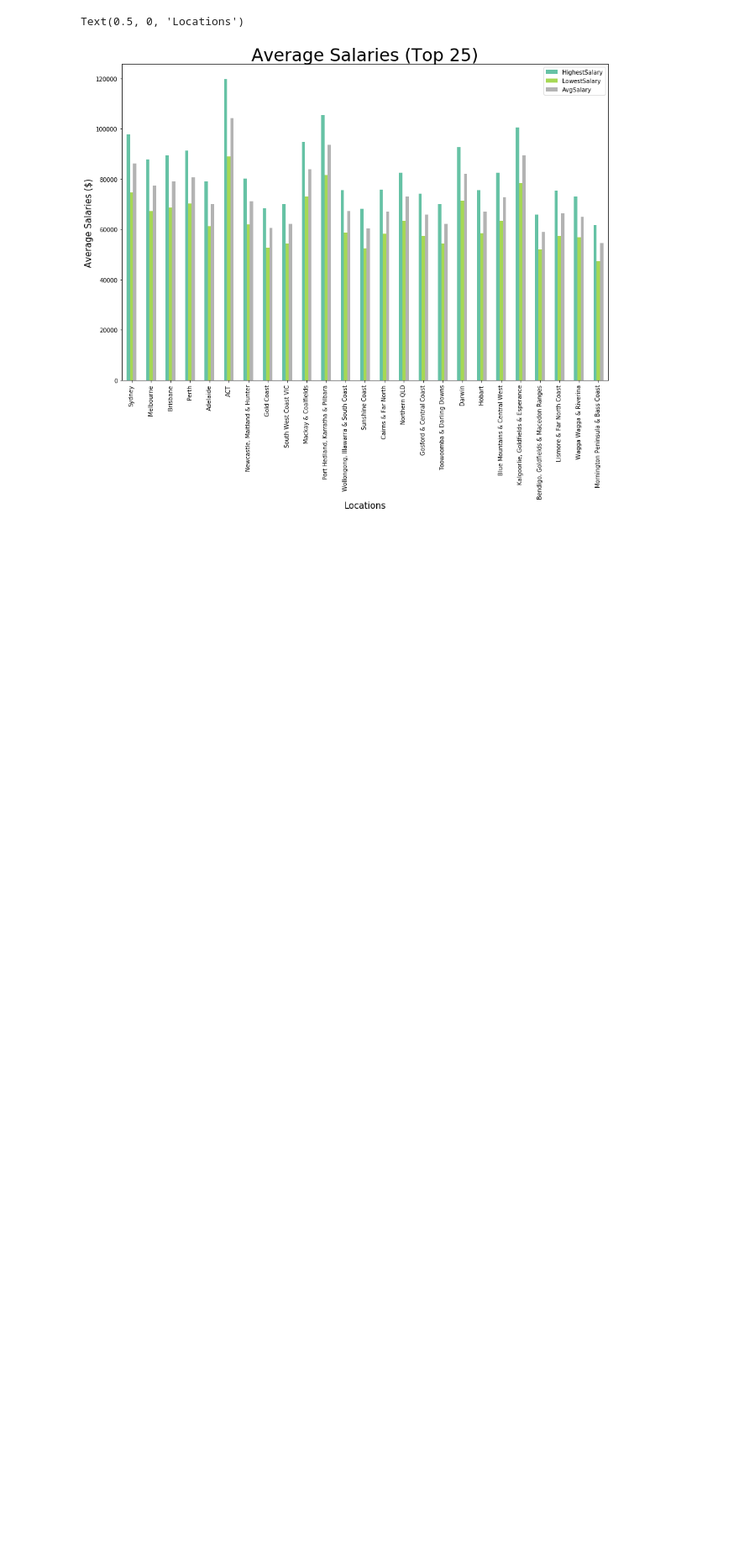
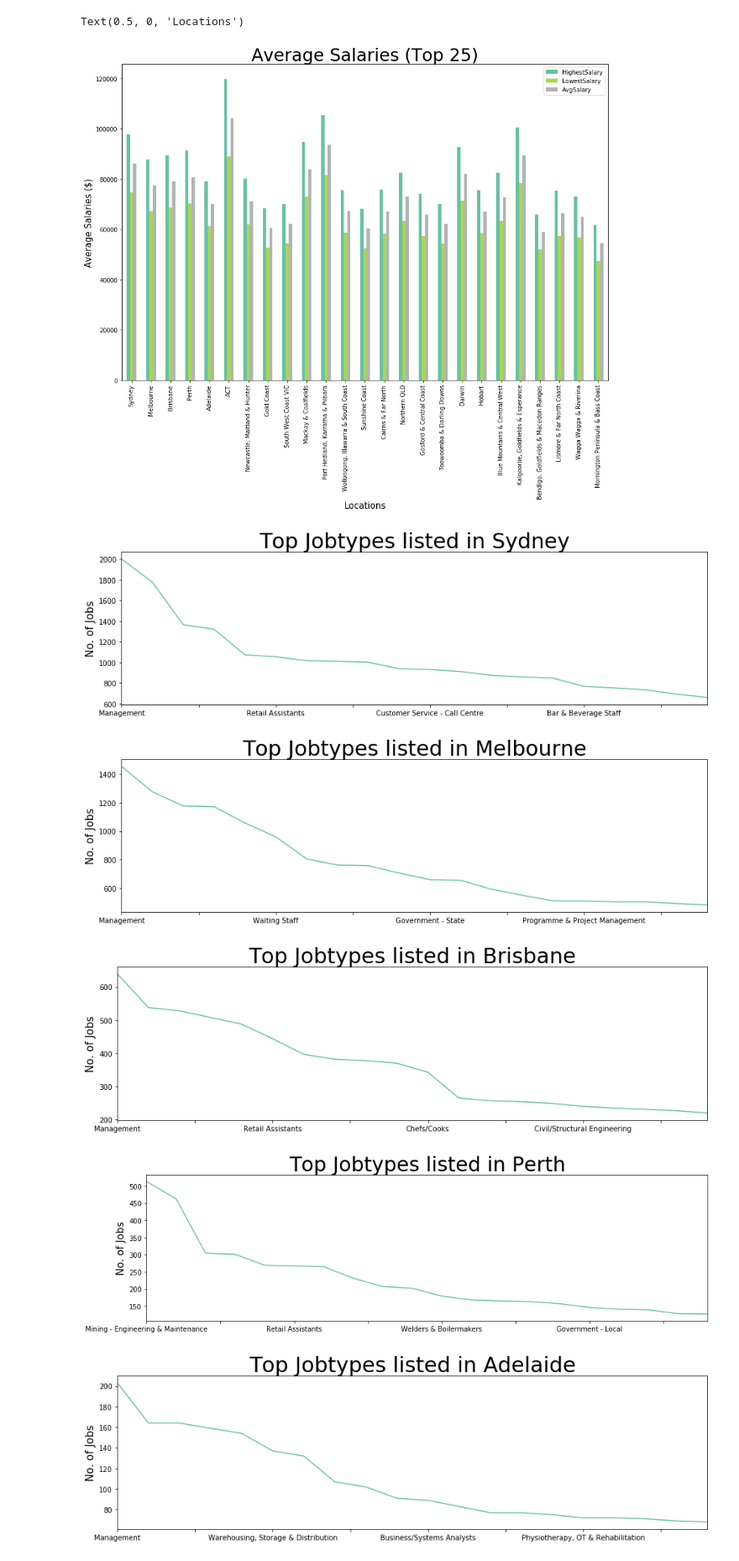
Before and after one commit to lucas-two/Job-Market-Analysis, a Jupyter notebook: src/assignment.ipynb, the cells around one changed output. Shown at 84% size. Drawn from its saved outputs; the diff is of its cells as text; code cells hidden in the pictures; blank space fills up the shorter version.

Commit message:
added charts for top jobs by region, messed around with pyspark

```diff
--- a/src/assignment.ipynb
+++ b/src/assignment.ipynb
@@ -623,0 +616,14 @@ Text(0.5, 0, 'Locations')
+# %%
+# Charts to look at the hottest JobTypes in our top cities
+major_cities = df['Location'].value_counts().head(25).index.tolist()
+for city in major_cities:
+    df['SubClassification'].loc[df['Location'] == city].value_counts().head(20).plot(figsize = (15,4), colormap='Set2')
+    plt.title("Top Jobtypes listed in {}".format(city), fontsize=30)
+    plt.ylabel("No. of Jobs", fontsize=15)
+    plt.show()
+# %% [output]
+[figure, added]
+[figure, added]
+[figure, added]
+[figure, added]
+[figure, added]
```
Also changed, not shown: parts of 8 cells of this notebook.
